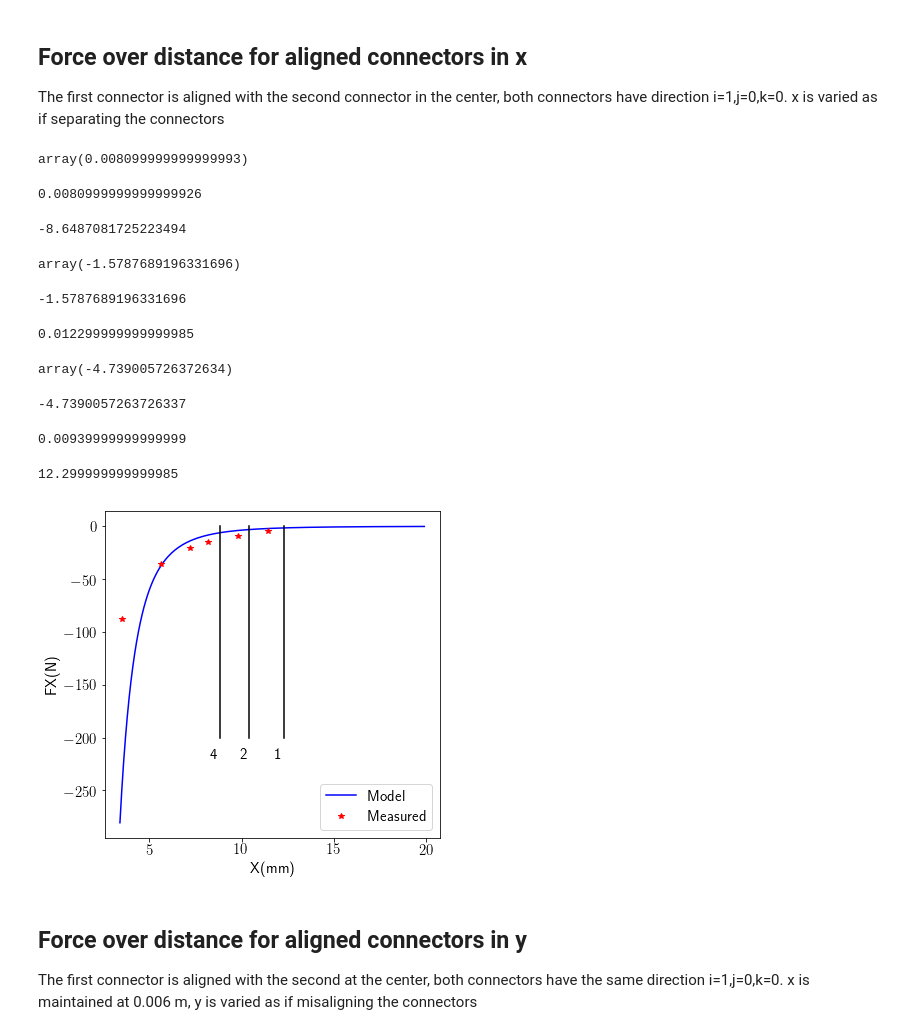
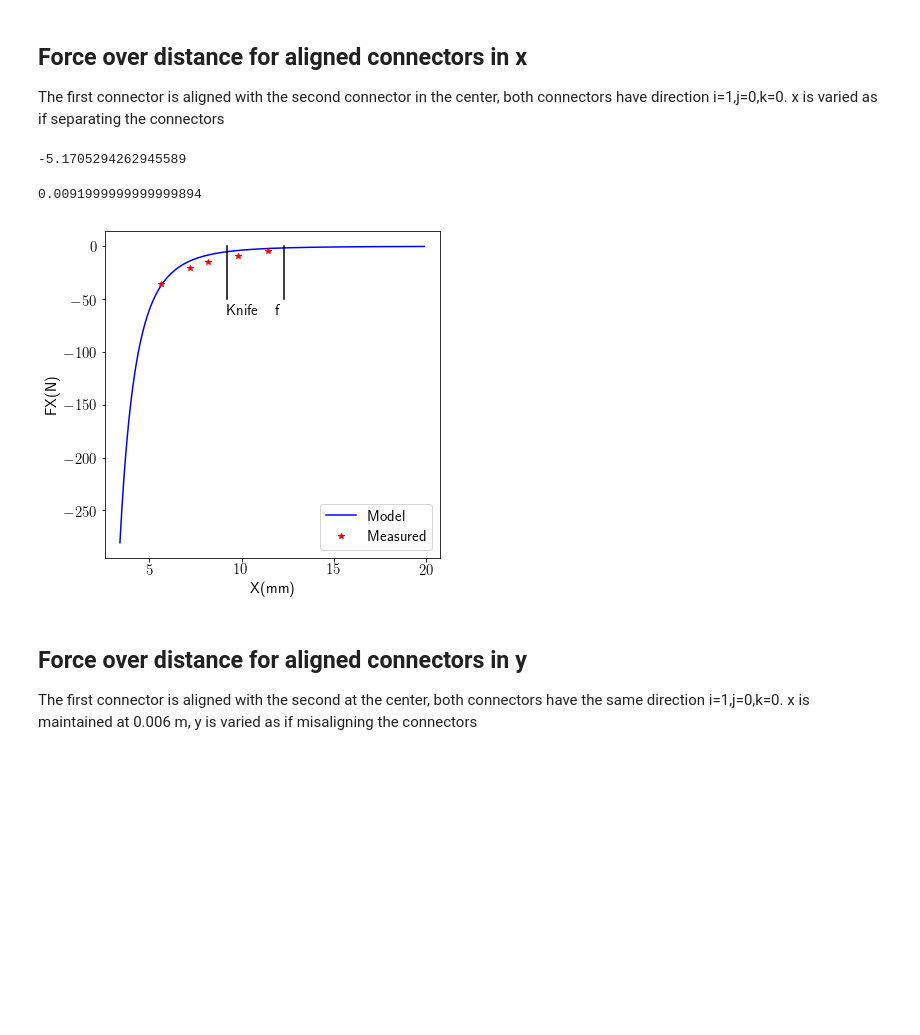
Before and after one commit to rmorenoga/Testing, a Jupyter notebook: Magnet/Python/Magnet connector.ipynb, the cells around one changed output. Drawn from its saved outputs; the diff is of its cells as text; code cells hidden in the pictures; blank space fills up the shorter version.

```diff
--- a/Magnet/Python/Magnet connector.ipynb
+++ b/Magnet/Python/Magnet connector.ipynb
@@ -416,6 +416,7 @@ thr1 = -1.61
 thr2 = -1.61*2
 thr3 = -1.61*3
 thr4 = -1.61*4
+thr5 = -5.4
 
 it = np.nditer(xpoints,flags=['c_index'])
 for i in it:
@@ -453,25 +454,34 @@ for i in it:
         break
 
 
-display(val8)
-display(xpoints[pos8])
-display(FX[pos8])
-display(val1)
-display(FX[pos1])
-display(xpoints[pos1])
-display(val3)
-display(FX[pos3])
-display(xpoints[pos3])
+it = np.nditer(FX,flags=['c_index'])
+for i in it:
+    if i >= thr5:
+        pos5 = it.index
+        val5 = i
+        break
+
+#display(val8)
+#display(xpoints[pos8])
+#display(FX[pos8])
+#display(val1)
+#display(FX[pos1])
+#display(xpoints[pos1])
+#display(val3)
+#display(FX[pos3])
+#display(xpoints[pos3])
+display(FX[pos5])
+display(xpoints[pos5])
 
 fig4 = plt.figure(figsize=(6, 6))
 ax3 = fig4.gca()
 xmm = xpoints*1000
 
-xmmM = np.array([3.5,5.6,7.2,8.2,9.8,11.4])
-FM = np.array([-87.5,-35.47,-20.85,-15.16,-8.92,-4.13])
+#xmmM = np.array([3.5,5.6,7.2,8.2,9.8,11.4])
+#FM = np.array([-87.5,-35.47,-20.85,-15.16,-8.92,-4.13])
 
-#xmmM = np.array([5.6,7.2,8.2,9.8,11.4])
-#FM = np.array([-35.47,-20.85,-15.16,-8.92,-4.13])
+xmmM = np.array([5.6,7.2,8.2,9.8,11.4])
+FM = np.array([-35.47,-20.85,-15.16,-8.92,-4.13])
 #xmm = xmm -3
 ax3.plot(xmm,FX,'b',label='Model')
 ax3.plot(xmmM,FM,'r*',label='Measured')
@@ -481,53 +491,48 @@ ax3.set_xlabel('X(mm)')
 ax3.set_ylabel('FX(N)')
 #ax3.legend(loc='lower right')
 #ax9 = fig4.add_axes([0.5, 0.2, .3, .3])
-display(xmm[pos1])
-ax3.plot((xmm[pos1], xmm[pos1]), (0, -200), 'k-')
-ax3.plot((xmm[pos2], xmm[pos2]), (0, -200), 'k-')
-ax3.plot((xmm[pos4], xmm[pos4]), (0, -200), 'k-')
-ax3.text(xmm[pos1]-0.5,-220,'1')
-ax3.text(xmm[pos2]-0.5,-220,'2')
-ax3.text(xmm[pos4]-0.5,-220,'4')
+#display(xmm[pos1])
+ax3.plot((xmm[pos1], xmm[pos1]), (0, -50), 'k-')
+#ax3.plot((xmm[pos2], xmm[pos2]), (0, -200), 'k-')
+#ax3.plot((xmm[pos4], xmm[pos4]), (0, -200), 'k-')
+ax3.plot((xmm[pos5], xmm[pos5]), (0, -50), 'k-')
+#ax3.plot((5.1,5.1), (0, -200), 'k-')
+ax3.text(xmm[pos1]-0.5,-65,'f')
+#ax3.text(xmm[pos2]-0.5,-220,'2')
+#ax3.text(xmm[pos4]-0.5,-220,'4')
+ax3.text(xmm[pos5],-65,'Knife')
 #plt.savefig('./forcexaligned.eps', format='eps', dpi=1000, bbox_inches = 'tight')
 
 ax3.legend(loc='lower right')
 
 #fig10 = plt.figure()
 #ax9 = fig10.gca()
 #ax9.plot((3, 3), (-27.5, 27.5), 'b-')
 #ax9.plot((3.2, 3.2), (-27.5, 27.5), 'r-')
 #ax9.arrow(3.2, 0, 0.7, 0, head_width=4, head_length=0.1, fc='k', ec='k')
 #ax9.grid(color='k', linestyle='-', linewidth=0.3)
 #ax9.text(5,0,'X',color='r')
 #ax9.set_xlabel('X')
 #ax9.set_ylabel('Y')
 #ax9.set_xlim(2.5, 4.55)
 #ax9.set_ylim(-30, 30)
 
 plt.tick_params(
     axis='both',          # changes apply to both axes
     which='both',      # both major and minor ticks are affected
     bottom='on',      # ticks along the bottom edge are off
     top='off',
     left='on' ,
     right = 'off',     # ticks along the top edge are off
     labelbottom='on',
     labelleft = 'on') # labels along the bottom edge are off
 
 plt.savefig('./forcexaligned.eps', format='eps', dpi=1000, bbox_inches = 'tight')
 plt.show()
 # %% [output]
-array(0.008099999999999993)
+-5.1705294262945589
-0.0080999999999999926
+0.0091999999999999894
--8.6487081725223494
-array(-1.5787689196331696)
--1.5787689196331696
-0.012299999999999985
-array(-4.739005726372634)
--4.7390057263726337
-0.00939999999999999
-12.299999999999985
-[figure, old version]
+[figure, new version]
 # %% [markdown]
 ## Force over distance for aligned connectors in y
 The first connector is aligned with the second at the center, both connectors have the same direction i=1,j=0,k=0. x is maintained at 0.006 m, y is varied as if misaligning the connectors
```
Also changed, not shown: parts of 1 cell of this notebook, 10 other files.
